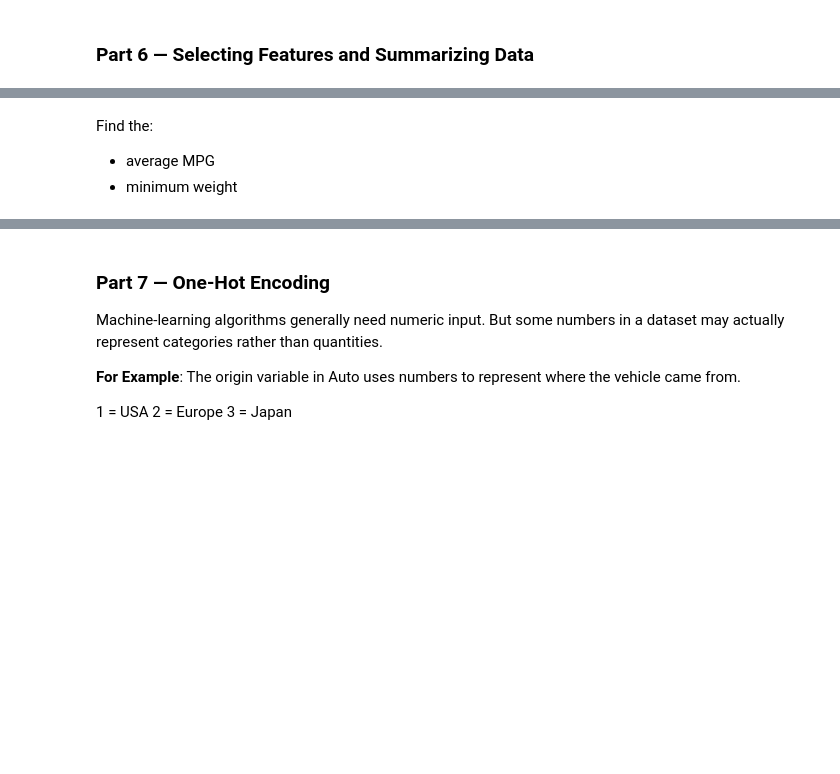
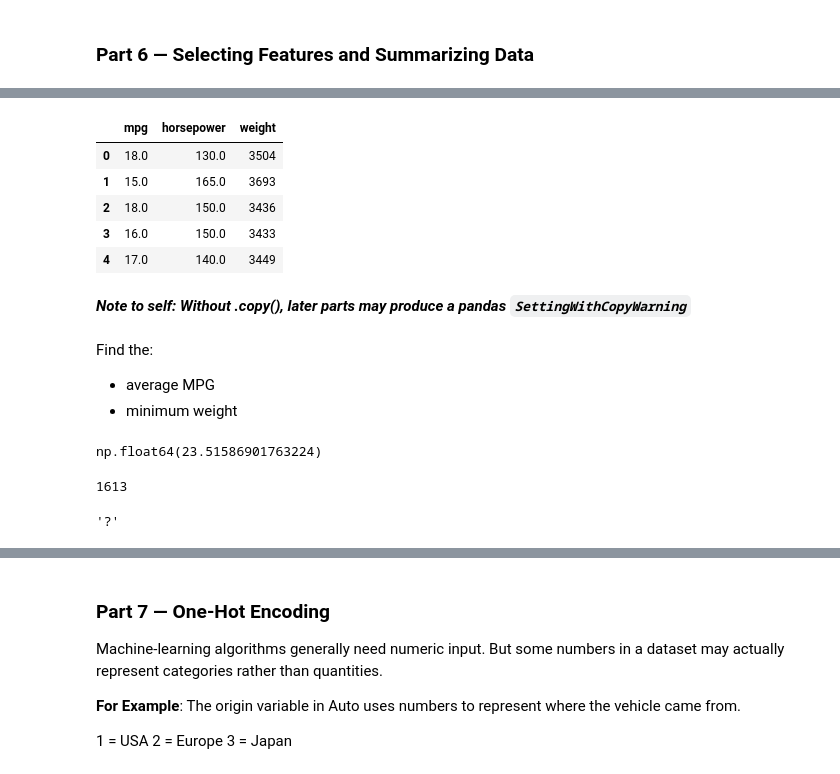
Before and after one commit to ashsiendo/DATA-201-Labs, a Jupyter notebook: Lab02_week2_lab.ipynb, the cells around one changed output, grey strips where cells are left out. Cells and saved outputs as stored; diff of their text form; code cells hidden in the pictures; blank space fills up the shorter version.

Commit message:
Added comments and answers for parts 4-7; completed Lab 2

```diff
--- a/Lab02_week2_lab.ipynb
+++ b/Lab02_week2_lab.ipynb
@@ -102,5 +139,5 @@ drive.mount('/content/drive')
 Define the file path
 # %%
 import pandas as pd
-Auto = pd.read_csv("/content/drive/MyDrive/Data_201/Datasets/Auto.csv")
+Auto = pd.read_csv("/content/drive/MyDrive/DATA 201 Fall 2026/Datasets/Auto.csv")
 # %%
@@ -129,6 +230,15 @@ Auto[["horsepower", "mpg"]]
 # %%
-cars_small = Auto[["mpg", "horsepower", "weight"]]
+cars_small = Auto[["mpg", "horsepower", "weight"]].copy()  # keep only columns needed for this part of the lab
 cars_small.head()
+# %% [output]
+|  | mpg | horsepower | weight |
+| 0 | 18.0 | 130.0 | 3504 |
+| 1 | 15.0 | 165.0 | 3693 |
+| 2 | 18.0 | 150.0 | 3436 |
+| 3 | 16.0 | 150.0 | 3433 |
+| 4 | 17.0 | 140.0 | 3449 |
+# %% [markdown]
+***Note to self: Without .copy(), later parts may produce a pandas `SettingWithCopyWarning`***
 # %% [markdown]
 Find the:
 
@@ -136,12 +246,17 @@ Find the:
 - minimum weight
 # %%
 cars_small["mpg"].mean()
+# %% [output]
+np.float64(23.51586901763224)
 # %%
 Auto["weight"].min()
+# %% [output]
+1613
 # %%
 #Now try to find the max of horsepower. What does the result mean?
-
 Auto["horsepower"].max()
+# %% [output]
+'?'
 # %% [markdown]
 The missing horsepower values are stored as the literal character "?"
 Thus, pandas does not automatically recognize them as NaN.
```
Also changed, not shown: parts of 41 cells of this notebook.
